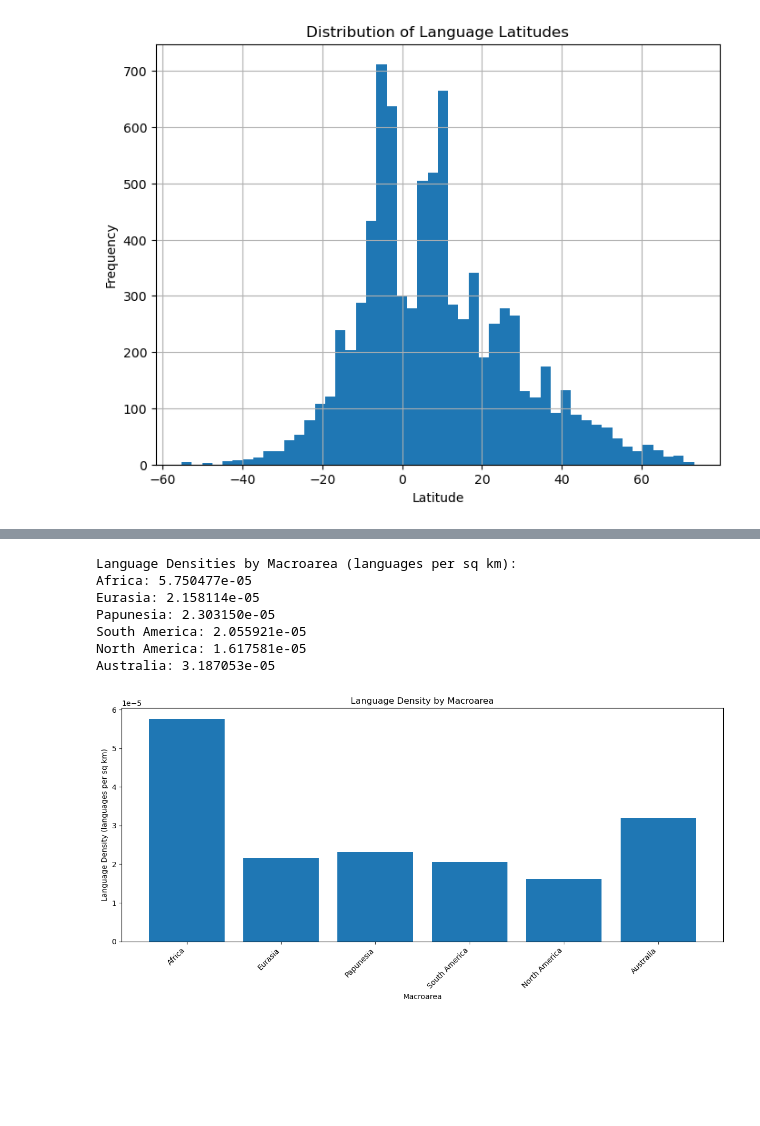
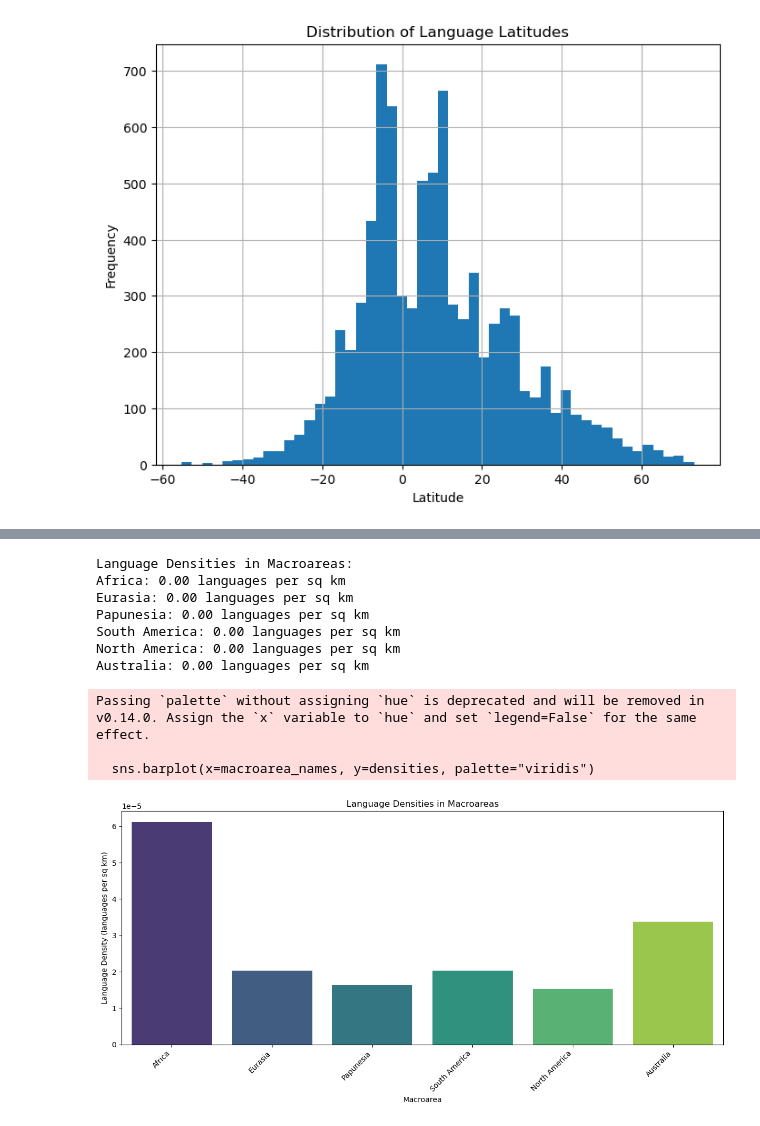
Before and after one commit to eanvhhof/data-sience-for-linguists, a Jupyter notebook: hw3/hw3.ipynb, the cells around one changed output, grey strips where cells are left out. Cells and saved outputs as stored; diff of their text form; code cells hidden in the pictures; blank space fills up the shorter version.

```diff
--- a/hw3/hw3.ipynb
+++ b/hw3/hw3.ipynb
@@ -227,30 +229,37 @@ Australia: 12205632.56 sq km
-# %%
-language_densities = {}
-
-for macroarea in macroarea_areas:
-    if macroarea in macroarea_counts:
-        language_densities[macroarea] = macroarea_counts[macroarea] / macroarea_areas[macroarea]
-
-print("Language Densities by Macroarea (languages per sq km):")
-for macroarea, density in language_densities.items():
-    print(f"{macroarea}: {density:.6e}")
-
-import matplotlib.pyplot as plt
-
-plt.figure(figsize=(12, 6))
-plt.bar(language_densities.keys(), language_densities.values())
-plt.xlabel('Macroarea')
-plt.ylabel('Language Density (languages per sq km)')
-plt.title('Language Density by Macroarea')
-plt.xticks(rotation=45, ha='right')
-plt.tight_layout()
-plt.show()
-# %% [output]
-Language Densities by Macroarea (languages per sq km):
-Africa: 5.750477e-05
-Eurasia: 2.158114e-05
-Papunesia: 2.303150e-05
-South America: 2.055921e-05
-North America: 1.617581e-05
-Australia: 3.187053e-05
-[figure, removed]
+# %%
+macroarea_densities = {}
+
+for macroarea in macroareas:
+    if isinstance(macroarea, str) and macroarea in macroarea_areas:
+        num_languages = len(languages[languages['macroarea'] == macroarea])
+        area = macroarea_areas[macroarea]
+        density = num_languages / area
+        macroarea_densities[macroarea] = density
+
+print("Language Densities in Macroareas:")
+for macroarea, density in macroarea_densities.items():
+    print(f"{macroarea}: {density:.2f} languages per sq km")
+
+macroarea_names = list(macroarea_densities.keys())
+densities = list(macroarea_densities.values())
+
+plt.figure(figsize=(12, 6))
+sns.barplot(x=macroarea_names, y=densities, palette="viridis")
+plt.xlabel('Macroarea')
+plt.ylabel('Language Density (languages per sq km)')
+plt.title('Language Densities in Macroareas')
+plt.xticks(rotation=45, ha='right')
+plt.tight_layout()
+plt.show()
+# %% [output]
+Language Densities in Macroareas:
+Africa: 0.00 languages per sq km
+Eurasia: 0.00 languages per sq km
+Papunesia: 0.00 languages per sq km
+South America: 0.00 languages per sq km
+North America: 0.00 languages per sq km
+Australia: 0.00 languages per sq km
+Passing `palette` without assigning `hue` is deprecated and will be removed in v0.14.0. Assign the `x` variable to `hue` and set `legend=False` for the same effect.
+
+  sns.barplot(x=macroarea_names, y=densities, palette="viridis")
+[figure, added]
```
Also changed, not shown: parts of 5 cells of this notebook.
